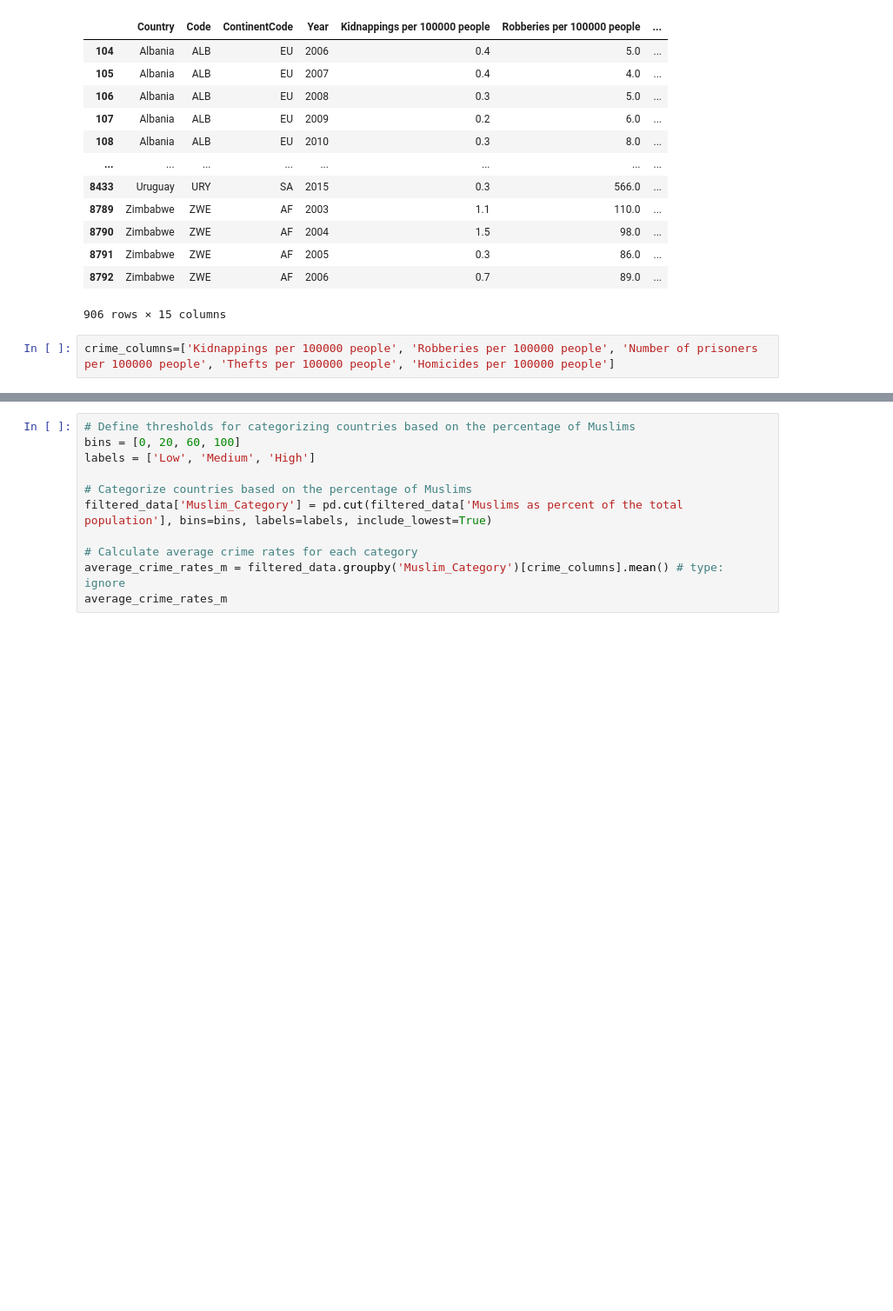
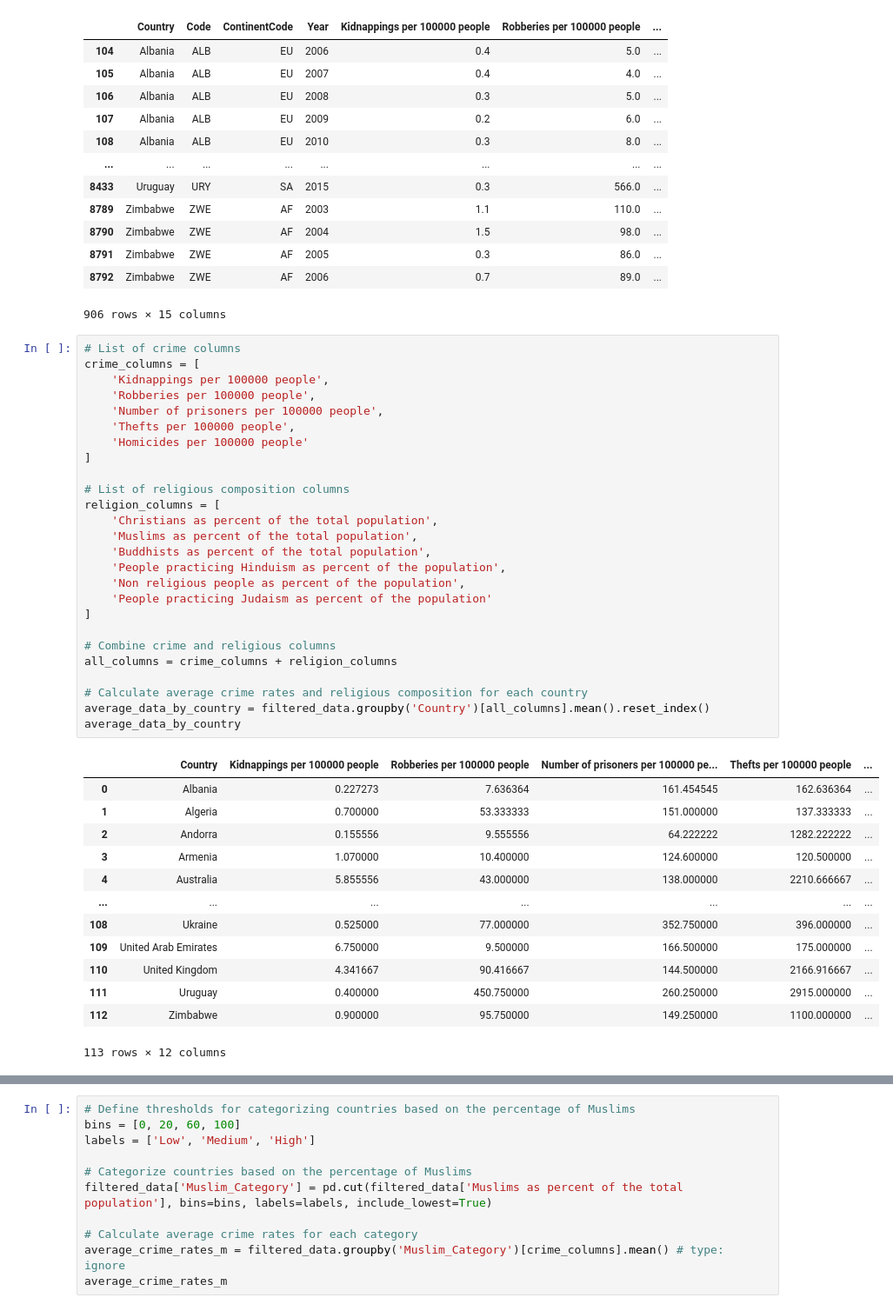
Before and after one commit to bikerdouglas/religions_crimes, a Jupyter notebook: main.ipynb, the cells around one changed output, grey strips where cells are left out. Shown at 87% size. Saved outputs shown, nothing was run; the diff lists cells and outputs as text; blank space fills up the shorter version.

```diff
--- a/main.ipynb
+++ b/main.ipynb
@@ -69,5 +70,43 @@ filtered_data
 | 8791 | Zimbabwe | ZWE | AF | 2005 | 0.3 | 86.0 | ... |
 | 8792 | Zimbabwe | ZWE | AF | 2006 | 0.7 | 89.0 | ... |
 906 rows × 15 columns
-# %%
-crime_columns=['Kidnappings per 100000 people', 'Robberies per 100000 people', 'Number of prisoners per 100000 people', 'Thefts per 100000 people', 'Homicides per 100000 people']
+# %%
+# List of crime columns
+crime_columns = [
+    'Kidnappings per 100000 people',
+    'Robberies per 100000 people',
+    'Number of prisoners per 100000 people',
+    'Thefts per 100000 people',
+    'Homicides per 100000 people'
+]
+
+# List of religious composition columns
+religion_columns = [
+    'Christians as percent of the total population',
+    'Muslims as percent of the total population',
+    'Buddhists as percent of the total population',
+    'People practicing Hinduism as percent of the population',
+    'Non religious people as percent of the population',
+    'People practicing Judaism as percent of the population'
+]
+
+# Combine crime and religious columns
+all_columns = crime_columns + religion_columns
+
+# Calculate average crime rates and religious composition for each country
+average_data_by_country = filtered_data.groupby('Country')[all_columns].mean().reset_index()
+average_data_by_country
+# %% [output]
+|  | Country | Kidnappings per 100000 people | Robberies per 100000 people | Number of prisoners per 100000 pe... | Thefts per 100000 people | ... |
+| 0 | Albania | 0.227273 | 7.636364 | 161.454545 | 162.636364 | ... |
+| 1 | Algeria | 0.700000 | 53.333333 | 151.000000 | 137.333333 | ... |
+| 2 | Andorra | 0.155556 | 9.555556 | 64.222222 | 1282.222222 | ... |
+| 3 | Armenia | 1.070000 | 10.400000 | 124.600000 | 120.500000 | ... |
+| 4 | Australia | 5.855556 | 43.000000 | 138.000000 | 2210.666667 | ... |
+| ... | ... | ... | ... | ... | ... | ... |
+| 108 | Ukraine | 0.525000 | 77.000000 | 352.750000 | 396.000000 | ... |
+| 109 | United Arab Emirates | 6.750000 | 9.500000 | 166.500000 | 175.000000 | ... |
+| 110 | United Kingdom | 4.341667 | 90.416667 | 144.500000 | 2166.916667 | ... |
+| 111 | Uruguay | 0.400000 | 450.750000 | 260.250000 | 2915.000000 | ... |
+| 112 | Zimbabwe | 0.900000 | 95.750000 | 149.250000 | 1100.000000 | ... |
+113 rows × 12 columns
```
Also changed, not shown: parts of 5 cells of this notebook.
